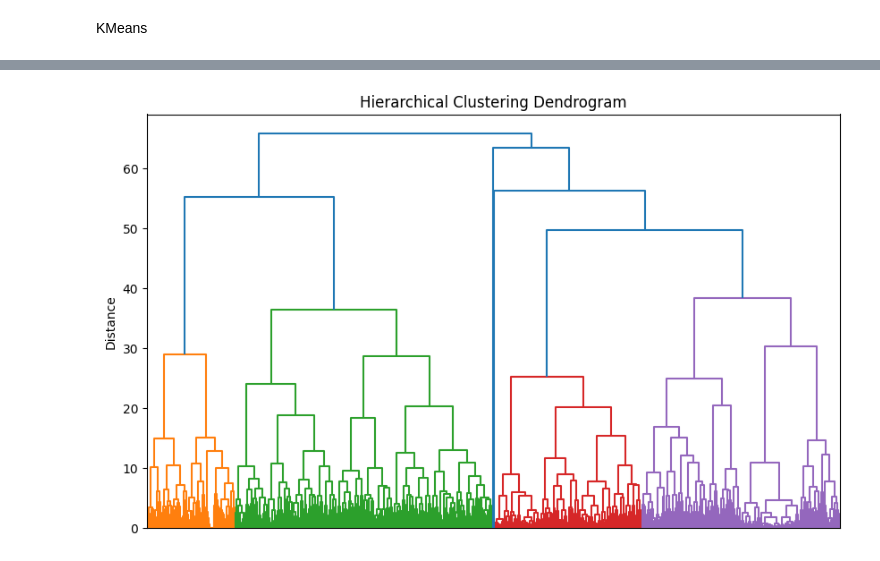
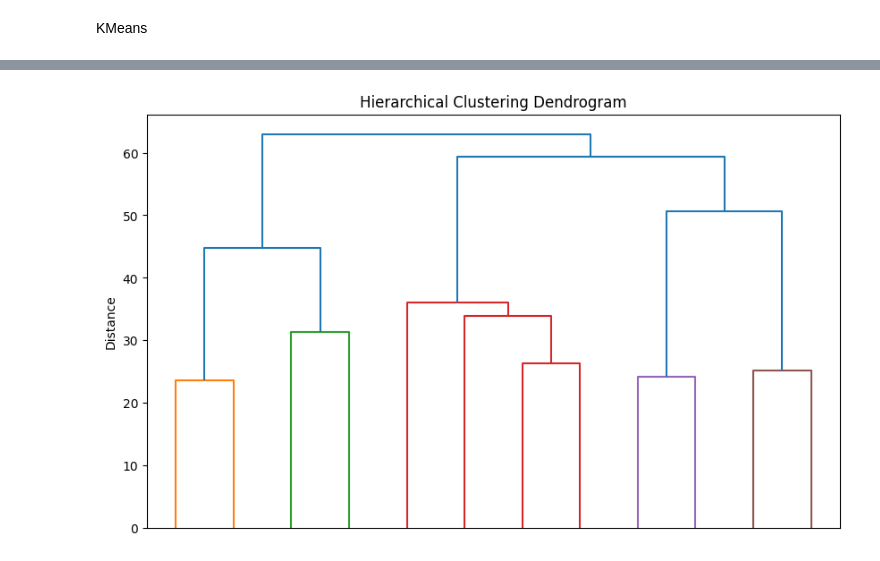
Before and after one commit to Riley94/ISL, a Jupyter notebook: project.ipynb, the cells around one changed output, grey strips where cells are left out. Drawn from its saved outputs; the diff is of its cells as text; code cells hidden in the pictures.

```diff
--- a/project.ipynb
+++ b/project.ipynb
@@ -252,0 +280,18 @@ Index(['Age', 'Height', 'Weight', 'FCVC', 'NCP', 'CH2O', 'FAF', 'TUE'], dtype='o
+# %%
+X = data_clean.drop(columns=['NObeyesdad'])
+y = data_clean['NObeyesdad']
+
+# Calculate the mean vector and covariance matrix of the predictors
+mean_vector = X.mean().values
+cov_matrix = np.cov(X.values.T)
+
+# Calculate Mahalanobis distance for each observation
+mahalanobis_distances = X.apply(lambda x: mahalanobis(x, mean_vector, np.linalg.inv(cov_matrix)), axis=1)
+
+# Determine the threshold (e.g., Chi-square distribution with degrees of freedom equal to number of predictors)
+threshold = chi2.ppf(0.95, X.shape[1])
+
+# Identify high leverage points
+outliers = data_clean[mahalanobis_distances > threshold]
+print("Outliers:")
+outliers
@@ -253,3 +305,5 @@ Index(['Age', 'Height', 'Weight', 'FCVC', 'NCP', 'CH2O', 'FAF', 'TUE'], dtype='o
+# %%
+data_no_outliers = data_clean.drop(outliers.index)
 # %% [markdown]
 Scale numerical data
 # %%
@@ -259,6 +313,8 @@ robust_scaler = RobustScaler()
 std_data_scaled = data_clean.copy()
 min_max_data_scaled = data_clean.copy()
 robust_data_scaled = data_clean.copy()
+std_no_outliers = data_no_outliers.copy()
+std_no_outliers[num_features] = std_scaler.fit_transform(std_no_outliers[num_features])
 min_max_data_scaled[num_features] = min_max_scaler.fit_transform(min_max_data_scaled[num_features])
 robust_data_scaled[num_features] = robust_scaler.fit_transform(robust_data_scaled[num_features])
 std_data_scaled[num_features] = std_scaler.fit_transform(std_data_scaled[num_features], std_data_scaled['NObeyesdad'])
@@ -298,10 +354,12 @@ Standardization seems to be the scaling method to choose here
 # %%
 X_std = std_data_scaled.drop(columns='NObeyesdad')
 y_std = std_data_scaled['NObeyesdad'] # response is obesity level
+X_std_no_outliers = std_no_outliers.drop(columns='NObeyesdad')
+y_std_no_outliers = std_no_outliers['NObeyesdad']
 X_min_max = min_max_data_scaled.drop(columns='NObeyesdad')
-y_min_max = min_max_data_scaled['NObeyesdad'] # response is obesity level
+y_min_max = min_max_data_scaled['NObeyesdad']
 X_robust = robust_data_scaled.drop(columns='NObeyesdad')
-y_robust = robust_data_scaled['NObeyesdad'] # response is obesity level
+y_robust = robust_data_scaled['NObeyesdad']
 
 # Context manager to suppress stdout and stderr
 @contextlib.contextmanager
@@ -335,9 +393,11 @@ for name, model in models.items():
     with suppress_stdout_stderr(), warnings.catch_warnings():
         warnings.simplefilter('ignore')
         std_cv_scores = cross_val_score(model, X_std, y_std, cv=5, scoring='accuracy')
+        std_cv_scores_no_outliers = cross_val_score(model, X_std_no_outliers, y_std_no_outliers, cv=5, scoring='accuracy')
         min_max_cv_scores = cross_val_score(model, X_min_max, y_min_max, cv=5, scoring='accuracy')
         robust_cv_scores = cross_val_score(model, X_robust, y_robust, cv=5, scoring='accuracy')
     print(f'{name} CV Accuracy (std data): {std_cv_scores.mean()}')
+    print(f'{name} CV Accuracy (std data, no outliers): {std_cv_scores_no_outliers.mean()}')
     print(f'{name} CV Accuracy (min-max data): {min_max_cv_scores.mean()}')
     print(f'{name} CV Accuracy (robust data): {robust_cv_scores.mean()}')
 # %% [output]
@@ -872,13 +929,13 @@ plt.show()
 # %%
 # hierarchical clustering
-Z = linkage(X_std, method='ward')
+Z = linkage(X_std_no_outliers, method='ward')
 plt.figure(figsize=(10, 6))
-dendrogram(Z)
+dendrogram(Z, truncate_mode='lastp', p=12)
 plt.title(f'Hierarchical Clustering Dendrogram')
 plt.xlabel('Sample Index')
 plt.ylabel('Distance')
 # remove the x-axis labels (there were too many)
 plt.gca().axes.get_xaxis().set_visible(False)
 plt.show()
 # %% [output]
-[figure, old version]
+[figure, new version]
```
Also changed, not shown: parts of 56 cells of this notebook.
